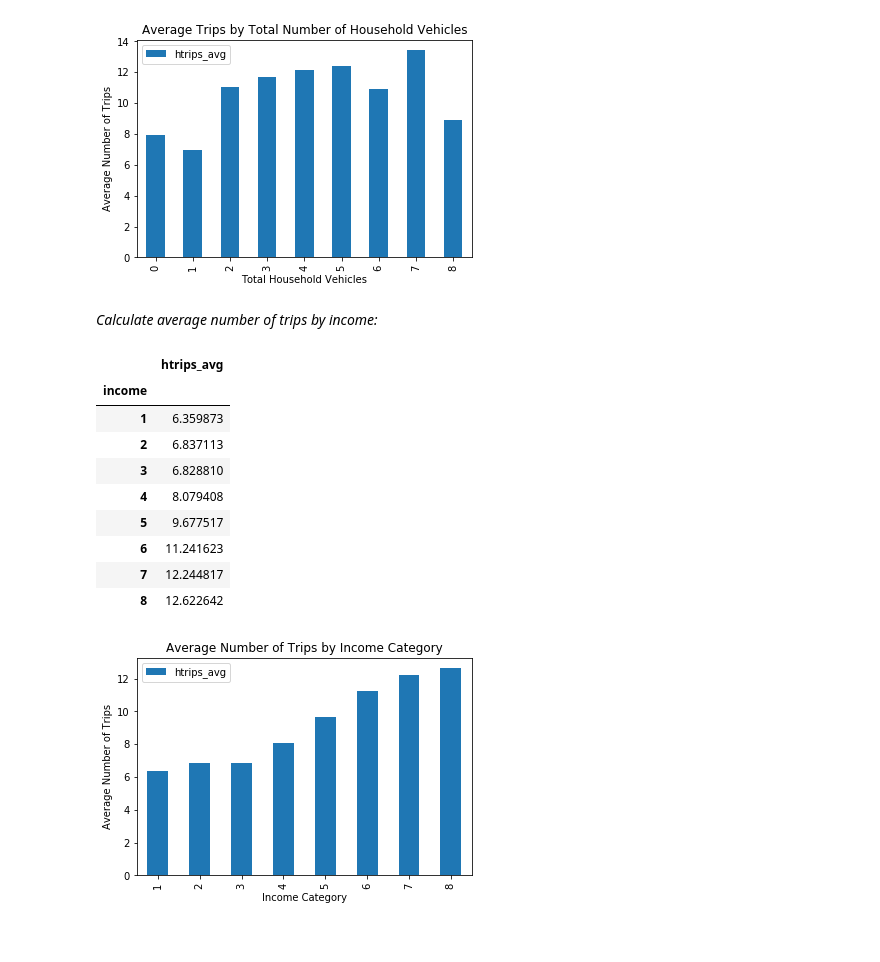
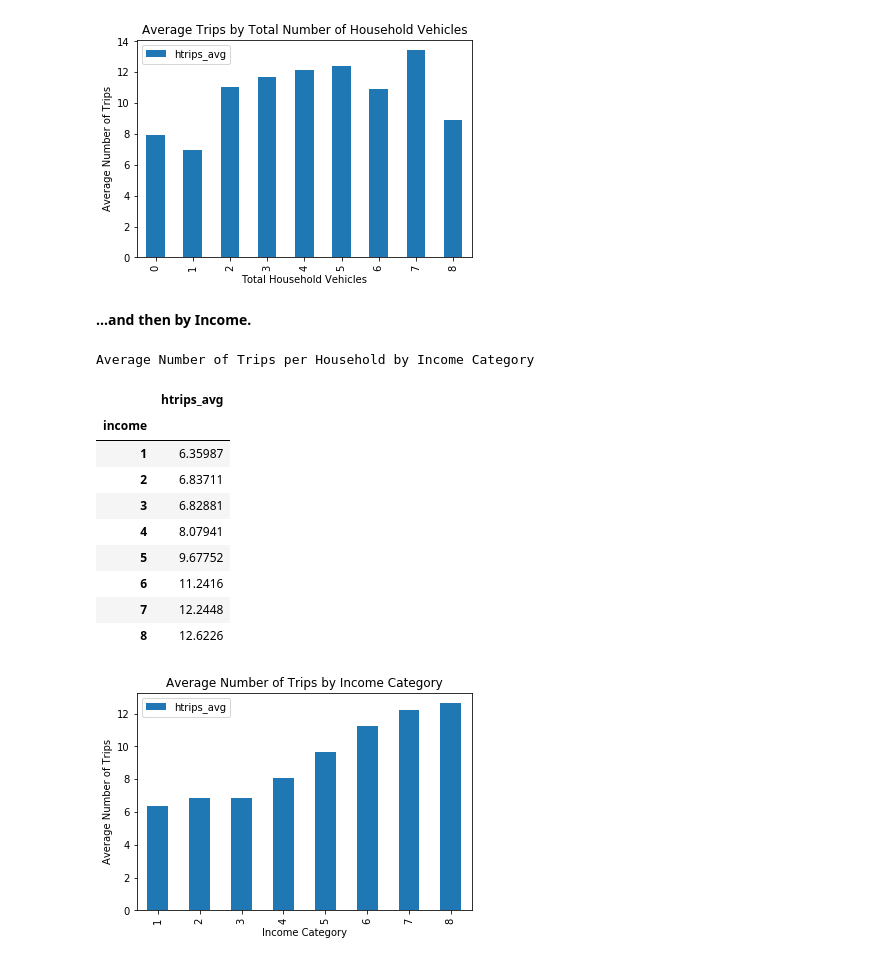
Before and after one commit to saashimi/USP_587, a Jupyter notebook: hw1.ipynb, the cells around one changed output. Drawn from its saved outputs; the diff is of its cells as text; code cells hidden in the pictures.

```diff
--- a/hw1.ipynb
+++ b/hw1.ipynb
@@ -130,22 +148,23 @@ plt.xlabel('Total Household Vehicles');
 plt.ylabel('Average Number of Trips');
 # %% [output]
 [figure]
-# %% [markdown]
-*Calculate average number of trips by income:*
+# %% [markdown]
+__...and then by Income.__
 # %%
 df_vi = df_inc.groupby(['income'])['htrips'].mean().to_frame('htrips_avg')
-df_vi
+df_vi.style.set_caption("Average Number of Trips per Household by Income Category")
 # %% [output]
+Average Number of Trips per Household by Income Category
 |  | htrips_avg |
 | income |  |
-| 1 | 6.359873 |
-| 2 | 6.837113 |
-| 3 | 6.828810 |
-| 4 | 8.079408 |
-| 5 | 9.677517 |
-| 6 | 11.241623 |
-| 7 | 12.244817 |
-| 8 | 12.622642 |
+| 1 | 6.35987 |
+| 2 | 6.83711 |
+| 3 | 6.82881 |
+| 4 | 8.07941 |
+| 5 | 9.67752 |
+| 6 | 11.2416 |
+| 7 | 12.2448 |
+| 8 | 12.6226 |
 # %%
 df_vi.plot.bar();
 plt.title('Average Number of Trips by Income Category');
```
Also changed, not shown: parts of 34 cells of this notebook.
